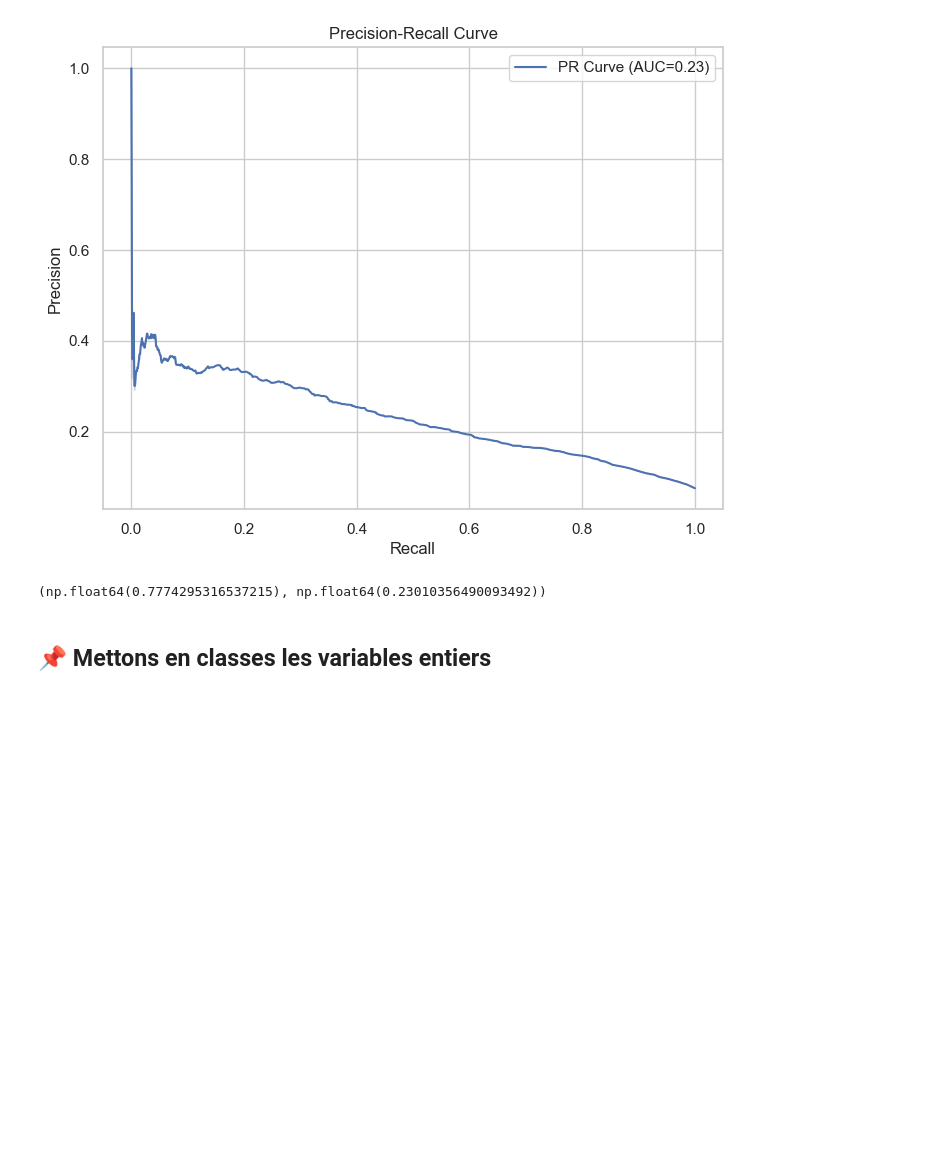
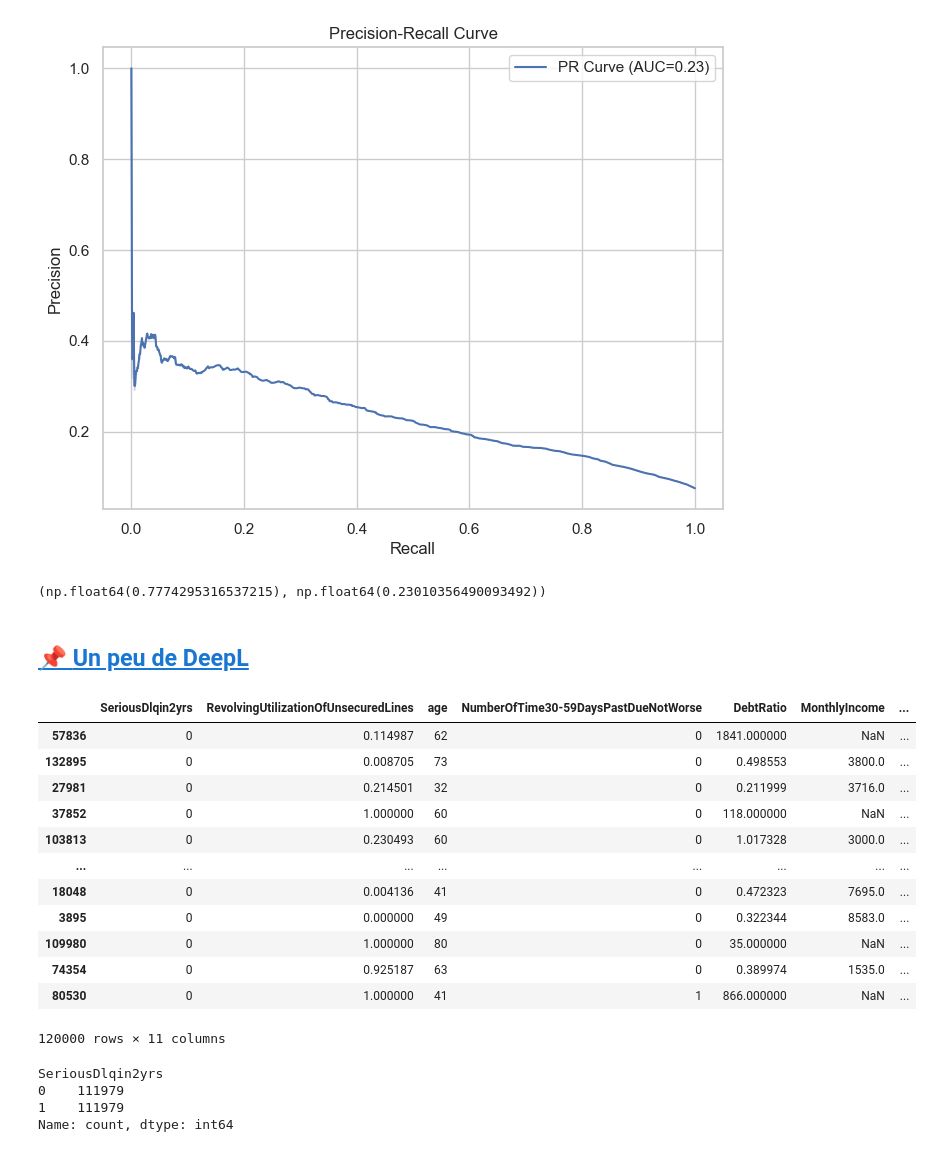
Before and after one commit to AmoussouKokou/formation, a Jupyter notebook: src/deroule.ipynb, the cells around one changed output. Drawn from its saved outputs; the diff is of its cells as text; code cells hidden in the pictures; blank space fills up the shorter version.

```diff
--- a/src/deroule.ipynb
+++ b/src/deroule.ipynb
@@ -881,5 +872,48 @@ eval.plot_roc_curve(X_test_1, y_test_1), eval.plot_precision_recall_curve(X_test
 [figure]
 [figure]
 (np.float64(0.7774295316537215), np.float64(0.23010356490093492))
-# %% [markdown]
-## 📌 **Mettons en classes les variables entiers**
+# %% [markdown]
+## <a id='toc4_10_'></a>[📌 **Un peu de DeepL**](#toc0_)
+# %%
+train
+# %% [output]
+|  | SeriousDlqin2yrs | RevolvingUtilizationOfUnsecuredLines | age | NumberOfTime30-59DaysPastDueNotWorse | DebtRatio | MonthlyIncome | ... |
+| 57836 | 0 | 0.114987 | 62 | 0 | 1841.000000 | NaN | ... |
+| 132895 | 0 | 0.008705 | 73 | 0 | 0.498553 | 3800.0 | ... |
+| 27981 | 0 | 0.214501 | 32 | 0 | 0.211999 | 3716.0 | ... |
+| 37852 | 0 | 1.000000 | 60 | 0 | 118.000000 | NaN | ... |
+| 103813 | 0 | 0.230493 | 60 | 0 | 1.017328 | 3000.0 | ... |
+| ... | ... | ... | ... | ... | ... | ... | ... |
+| 18048 | 0 | 0.004136 | 41 | 0 | 0.472323 | 7695.0 | ... |
+| 3895 | 0 | 0.000000 | 49 | 0 | 0.322344 | 8583.0 | ... |
+| 109980 | 0 | 1.000000 | 80 | 0 | 35.000000 | NaN | ... |
+| 74354 | 0 | 0.925187 | 63 | 0 | 0.389974 | 1535.0 | ... |
+| 80530 | 0 | 1.000000 | 41 | 1 | 866.000000 | NaN | ... |
+120000 rows × 11 columns
+# %%
+from sklearn.utils import resample
+import pandas as pd
+
+# Supposons que df est ton DataFrame avec une colonne 'classe'
+df_minority = train[train['SeriousDlqin2yrs'] == 1]  # Sélectionne la classe minoritaire
+df_majority = train[train['SeriousDlqin2yrs'] == 0]  # Classe majoritaire
+
+# Sur-échantillonnage de la classe minoritaire
+df_minority_upsampled = resample(df_minority,
+                                 replace=True,    # Permet la duplication
+                                 n_samples=len(df_majority),  # Taille cible
+                                 random_state=42)
+
+# Combinaison des deux classes
+df_balanced = pd.concat([df_majority, df_minority_upsampled])
+
+# Vérification
+print(df_balanced['SeriousDlqin2yrs'].value_counts())
+
+X_train_res = df_balanced.iloc[:,1:]
+y_train_res = df_balanced['SeriousDlqin2yrs']
+# %% [output]
+SeriousDlqin2yrs
+0    111979
+1    111979
+Name: count, dtype: int64
```
Also changed, not shown: parts of 25 cells of this notebook, 20 other files.
